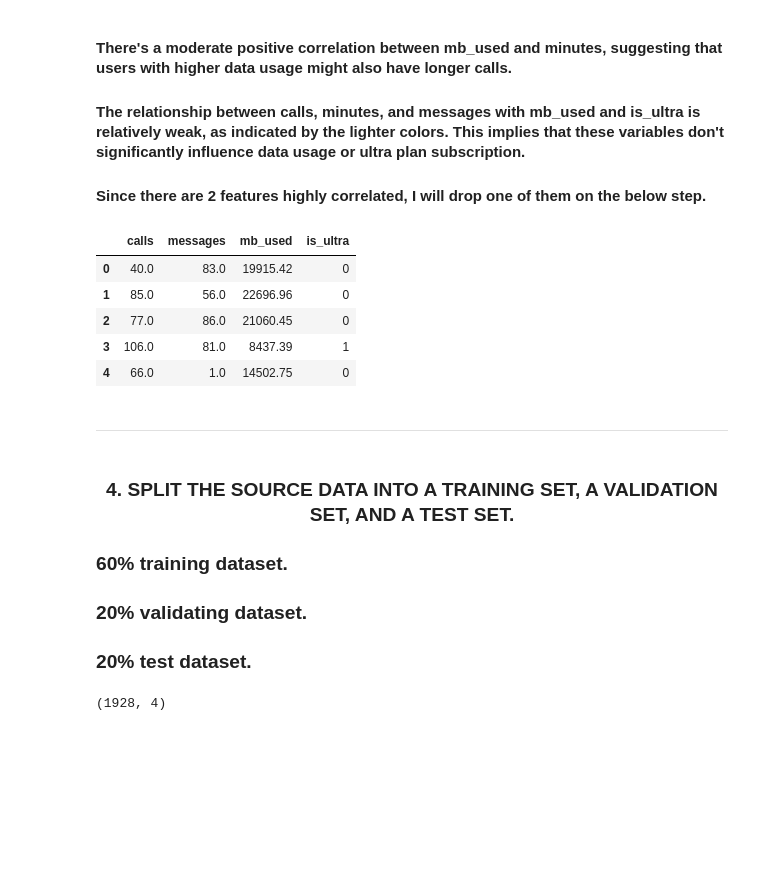
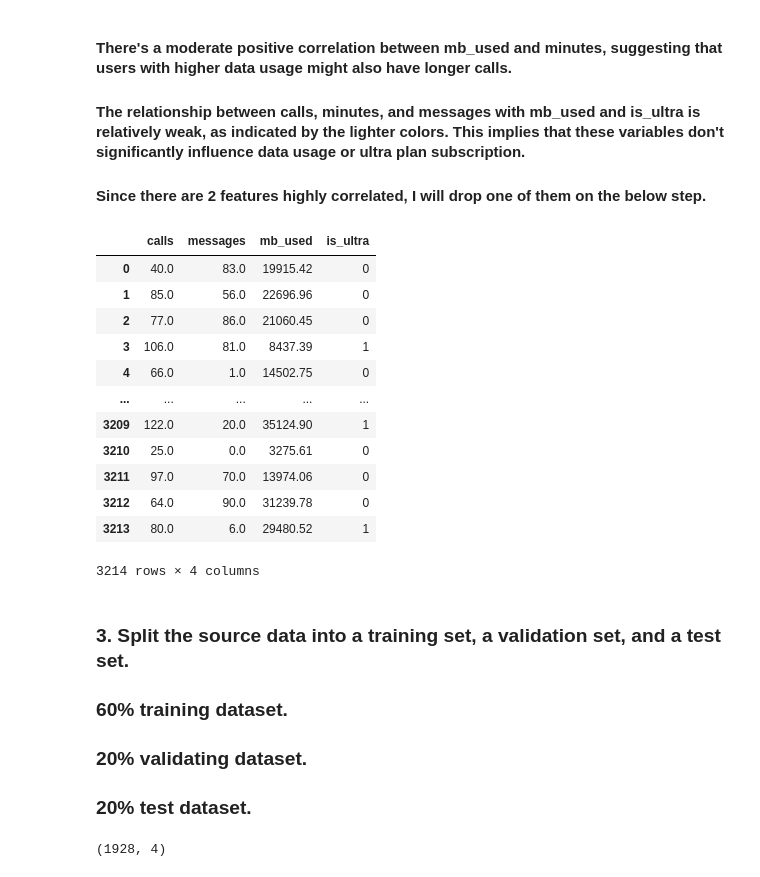
Before and after one commit to CesarChaparro1974/Machine_Learning_Project, a Jupyter notebook: project_notebook.ipynb, the cells around one changed output. Cells and saved outputs as stored; diff of their text form; code cells hidden in the pictures; blank space fills up the shorter version.

```diff
--- a/project_notebook.ipynb
+++ b/project_notebook.ipynb
@@ -190,23 +151,29 @@ plt.show()
 
 #### Since there are 2 features highly correlated, I will drop one of them on the below step.
 # %%
+# drop feature with highly correlated values.
 clean_users = users.drop(['minutes'], axis=1)
-clean_users.head()
+clean_users
 # %% [output]
 |  | calls | messages | mb_used | is_ultra |
 | 0 | 40.0 | 83.0 | 19915.42 | 0 |
 | 1 | 85.0 | 56.0 | 22696.96 | 0 |
 | 2 | 77.0 | 86.0 | 21060.45 | 0 |
 | 3 | 106.0 | 81.0 | 8437.39 | 1 |
 | 4 | 66.0 | 1.0 | 14502.75 | 0 |
+| ... | ... | ... | ... | ... |
+| 3209 | 122.0 | 20.0 | 35124.90 | 1 |
+| 3210 | 25.0 | 0.0 | 3275.61 | 0 |
+| 3211 | 97.0 | 70.0 | 13974.06 | 0 |
+| 3212 | 64.0 | 90.0 | 31239.78 | 0 |
+| 3213 | 80.0 | 6.0 | 29480.52 | 1 |
+3214 rows × 4 columns
-# %% [markdown]
-***
-# %% [markdown]
-### <p style="text-align: center;"> 4. SPLIT THE SOURCE DATA INTO A TRAINING SET, A VALIDATION SET, AND A TEST SET.<br></p>
-
-### 60% training dataset.<br>
-### 20% validating dataset.<br>
-### 20% test dataset.
+# %% [markdown]
+### 3. Split the source data into a training set, a validation set, and a test set.<br>
+
+### 60% training dataset.<br>
+### 20% validating dataset.<br>
+### 20% test dataset.
 # %%
 train, valid = train_test_split(clean_users, test_size = 0.4, random_state = 42)
 valid_set, test_set = train_test_split(valid, test_size = 0.5, random_state = 42)
```
Also changed, not shown: parts of 226 cells of this notebook, 1 other file.
